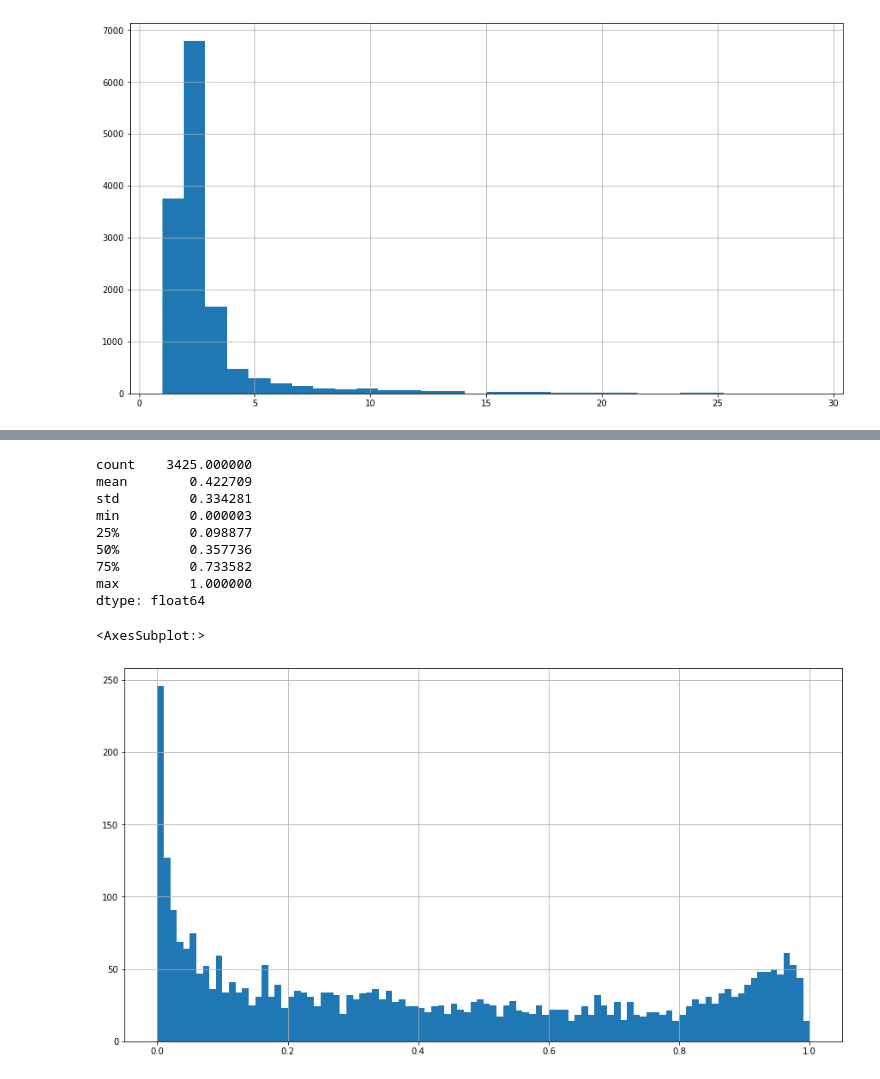
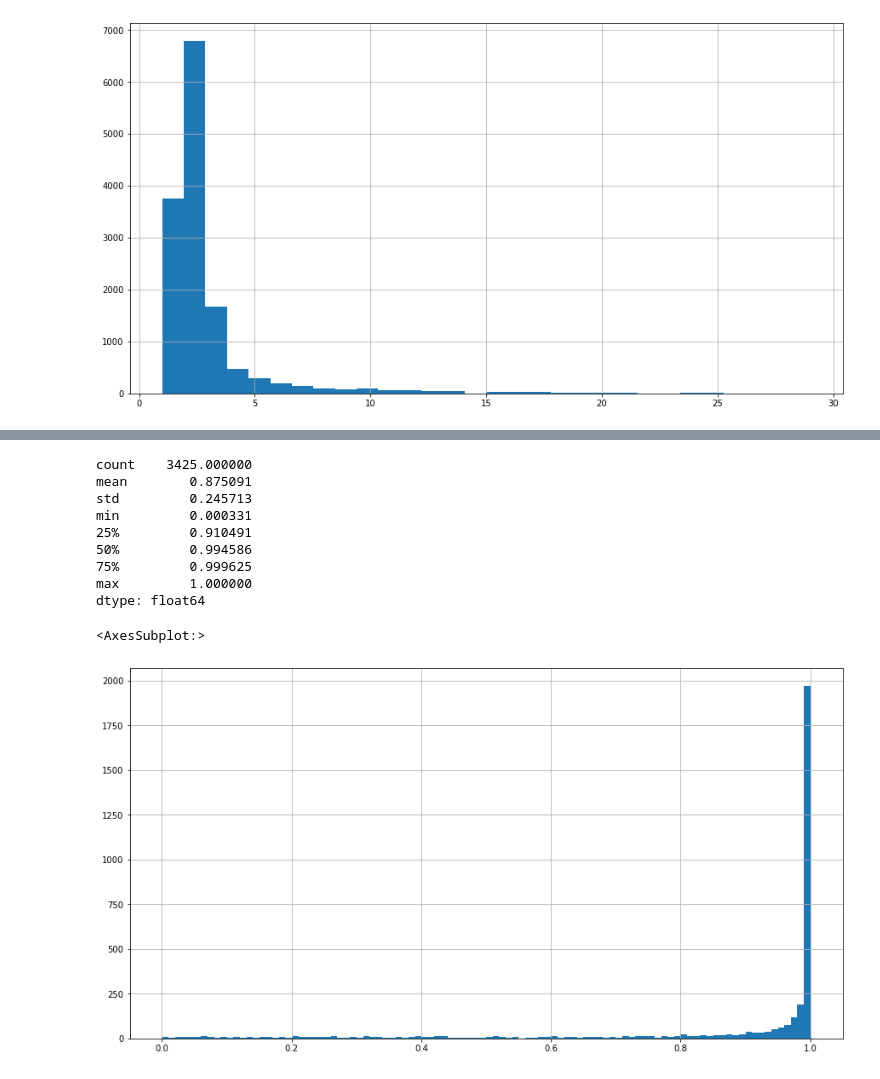
Before and after one commit to midusi/LSA-T, a Jupyter notebook: notebooks/signers_analysis.ipynb, the cells around one changed output, grey strips where cells are left out. Drawn from its saved outputs; the diff is of its cells as text; code cells hidden in the pictures.

```diff
--- a/notebooks/signers_analysis.ipynb
+++ b/notebooks/signers_analysis.ipynb
@@ -37,10 +37,11 @@ import pandas as pd
 from IPython.display import display
 
 
-def get_score(scores):
+def get_score(scores: list[float]):
     m1 = max(scores)
-    scores = [x for x in scores if x != m1]
-    return (m1 - max(scores)) / m1
+    scores = scores.copy()
+    scores.remove(m1)
+    return 0 if m1 == 0 else (m1 - max(scores)) / m1
 
 scores_s = pd.Series(map(get_score, filter(lambda s: len(s) >= 2, scores)))
 display(scores_s.describe())
@@ -76,16 +77,16 @@ dtype: float64
 # %%
-scores_ms_2 = pd.Series(map(get_score, filter(lambda s: len(s) > 2, scores)))
-display(scores_ms_2.describe())
-display(scores_ms_2.hist(bins=100,figsize=(15,8)))
+scores_gt2_2 = pd.Series(map(get_score, filter(lambda s: len(s) > 2, scores)))
+display(scores_gt2_2.describe())
+display(scores_gt2_2.hist(bins=100,figsize=(15,8)))
 # %% [output]
 count    3425.000000
-mean        0.422709
-std         0.334281
-min         0.000003
-25%         0.098877
-50%         0.357736
-75%         0.733582
+mean        0.875091
+std         0.245713
+min         0.000331
+25%         0.910491
+50%         0.994586
+75%         0.999625
 max         1.000000
 dtype: float64
 <AxesSubplot:>
-[figure, old version]
+[figure, new version]
```
Also changed, not shown: parts of 2 cells of this notebook, 2 other files.
